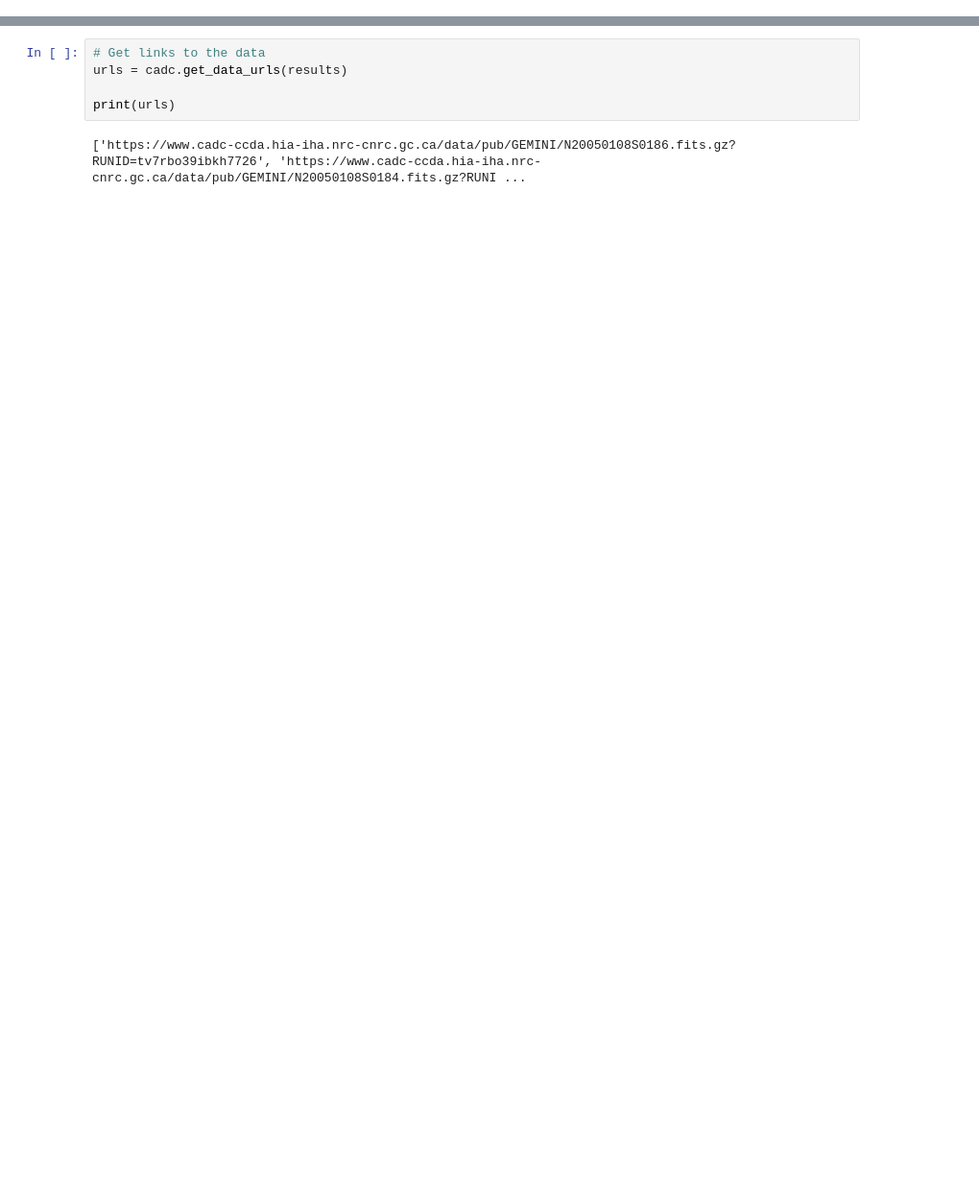
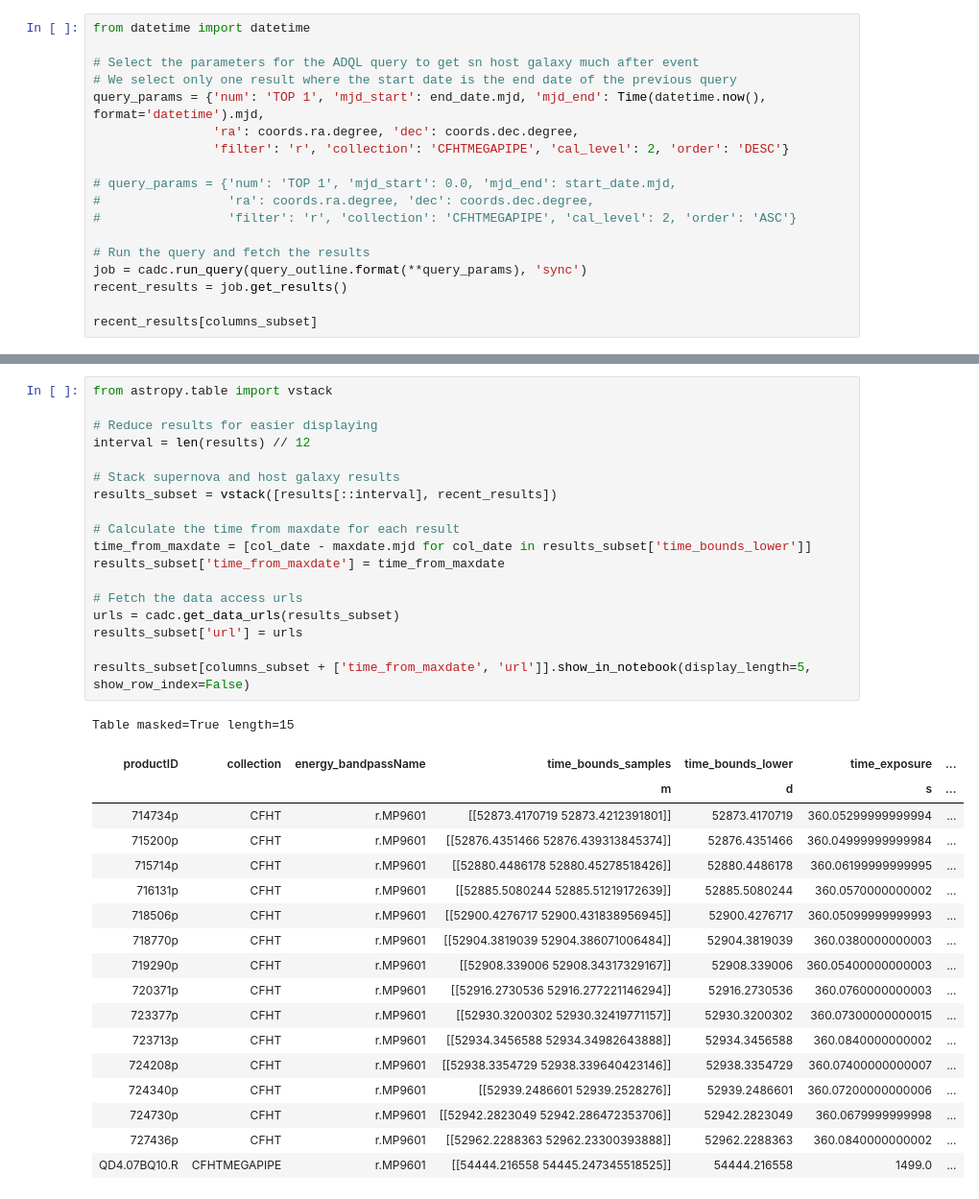
Before and after one commit to ellieb/astroquery_tutorial, a Jupyter notebook: astroquery_example_supernova.ipynb, the cells around one changed output, grey strips where cells are left out. Shown at 96% size. Saved outputs shown, nothing was run; the diff lists cells and outputs as text; blank space fills up the shorter version.

Commit message:
Update supernova notebook

```diff
--- a/astroquery_example_supernova.ipynb
+++ b/astroquery_example_supernova.ipynb
@@ -98,0 +199,18 @@ Table masked=True length=4
+# %%
+from datetime import datetime
+
+# Select the parameters for the ADQL query to get sn host galaxy much after event
+# We select only one result where the start date is the end date of the previous query
+query_params = {'num': 'TOP 1', 'mjd_start': end_date.mjd, 'mjd_end': Time(datetime.now(), format='datetime').mjd,
+                'ra': coords.ra.degree, 'dec': coords.dec.degree,
+                'filter': 'r', 'collection': 'CFHTMEGAPIPE', 'cal_level': 2, 'order': 'DESC'}
+
+# query_params = {'num': 'TOP 1', 'mjd_start': 0.0, 'mjd_end': start_date.mjd,
+#                 'ra': coords.ra.degree, 'dec': coords.dec.degree,
+#                 'filter': 'r', 'collection': 'CFHTMEGAPIPE', 'cal_level': 2, 'order': 'ASC'}
+
+# Run the query and fetch the results
+job = cadc.run_query(query_outline.format(**query_params), 'sync')
+recent_results = job.get_results()
+
+recent_results[columns_subset]
@@ -102,8 +226,38 @@ Now let's get access to the results, download them, and display them. We will us
-# %%
-# Get links to the data
-urls = cadc.get_data_urls(results)
-
-print(urls)
-# %% [output]
-['https://www.cadc-ccda.hia-iha.nrc-cnrc.gc.ca/data/pub/GEMINI/N20050108S0186.fits.gz?RUNID=tv7rbo39ibkh7726', 'https://www.cadc-ccda.hia-iha.nrc-cnrc.gc.ca/data/pub/GEMINI/N20050108S0184.fits.gz?RUNI ...
+# %%
+from astropy.table import vstack
+
+# Reduce results for easier displaying
+interval = len(results) // 12
+
+# Stack supernova and host galaxy results
+results_subset = vstack([results[::interval], recent_results])
+
+# Calculate the time from maxdate for each result
+time_from_maxdate = [col_date - maxdate.mjd for col_date in results_subset['time_bounds_lower']]
+results_subset['time_from_maxdate'] = time_from_maxdate
+
+# Fetch the data access urls
+urls = cadc.get_data_urls(results_subset)
+results_subset['url'] = urls
+
+results_subset[columns_subset + ['time_from_maxdate', 'url']].show_in_notebook(display_length=5, show_row_index=False)
+# %% [output]
+Table masked=True length=15
+| productID | collection | energy_bandpassName | time_bounds_samples | time_bounds_lower | time_exposure | ... |
+|  |  |  | m | d | s | ... |
+| 714734p | CFHT | r.MP9601 | [[52873.4170719 52873.4212391801]] | 52873.4170719 | 360.05299999999994 | ... |
+| 715200p | CFHT | r.MP9601 | [[52876.4351466 52876.439313845374]] | 52876.4351466 | 360.04999999999984 | ... |
+| 715714p | CFHT | r.MP9601 | [[52880.4486178 52880.45278518426]] | 52880.4486178 | 360.06199999999995 | ... |
+| 716131p | CFHT | r.MP9601 | [[52885.5080244 52885.51219172639]] | 52885.5080244 | 360.0570000000002 | ... |
+| 718506p | CFHT | r.MP9601 | [[52900.4276717 52900.431838956945]] | 52900.4276717 | 360.05099999999993 | ... |
+| 718770p | CFHT | r.MP9601 | [[52904.3819039 52904.386071006484]] | 52904.3819039 | 360.0380000000003 | ... |
+| 719290p | CFHT | r.MP9601 | [[52908.339006 52908.34317329167]] | 52908.339006 | 360.05400000000003 | ... |
+| 720371p | CFHT | r.MP9601 | [[52916.2730536 52916.277221146294]] | 52916.2730536 | 360.0760000000003 | ... |
+| 723377p | CFHT | r.MP9601 | [[52930.3200302 52930.32419771157]] | 52930.3200302 | 360.07300000000015 | ... |
+| 723713p | CFHT | r.MP9601 | [[52934.3456588 52934.34982643888]] | 52934.3456588 | 360.0840000000002 | ... |
+| 724208p | CFHT | r.MP9601 | [[52938.3354729 52938.339640423146]] | 52938.3354729 | 360.07400000000007 | ... |
+| 724340p | CFHT | r.MP9601 | [[52939.2486601 52939.2528276]] | 52939.2486601 | 360.07200000000006 | ... |
+| 724730p | CFHT | r.MP9601 | [[52942.2823049 52942.286472353706]] | 52942.2823049 | 360.0679999999998 | ... |
+| 727436p | CFHT | r.MP9601 | [[52962.2288363 52962.23300393888]] | 52962.2288363 | 360.0840000000002 | ... |
+| QD4.07BQ10.R | CFHTMEGAPIPE | r.MP9601 | [[54444.216558 54445.247345518525]] | 54444.216558 | 1499.0 | ... |
 # %% [markdown]
```
Also changed, not shown: parts of 20 cells of this notebook.
